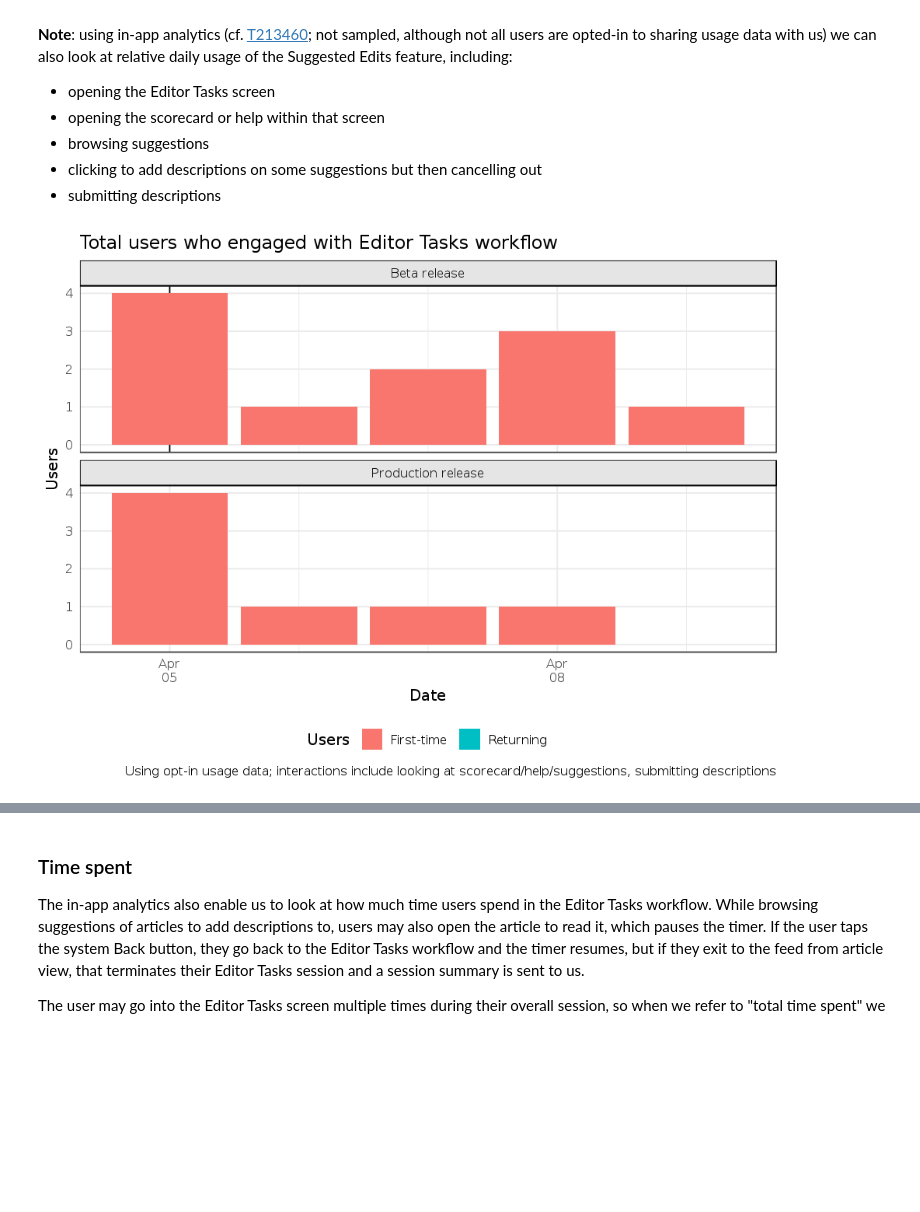
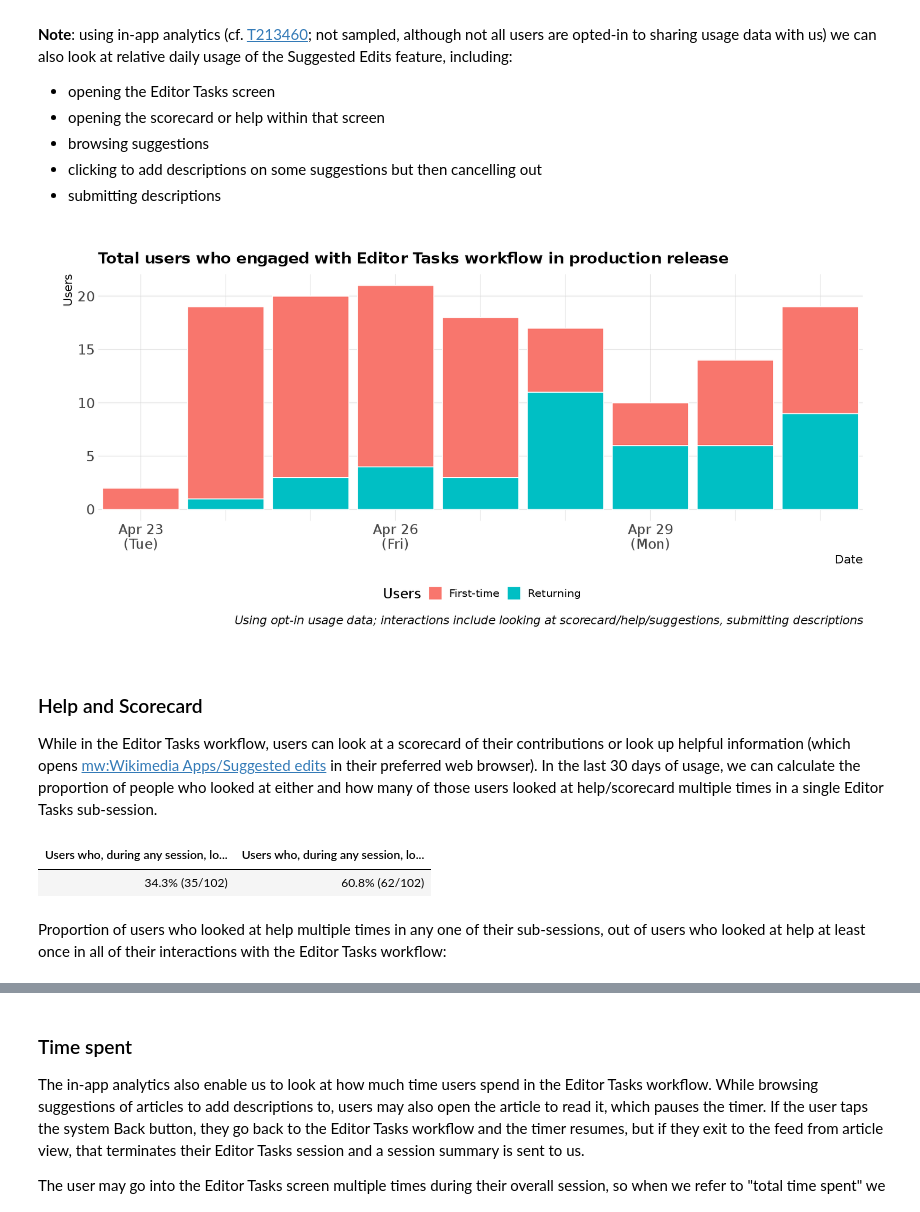
Before and after one commit to bearloga/wmf-android-suggested-edits, a Jupyter notebook: suggested-edits-v1.ipynb, the cells around one changed output, grey strips where cells are left out. Saved outputs shown, nothing was run; the diff lists cells and outputs as text; code cells hidden in the pictures; blank space fills up the shorter version.

```diff
--- a/suggested-edits-v1.ipynb
+++ b/suggested-edits-v1.ipynb
@@ -301,0 +295,21 @@ editor_data %>%
+# %%
+per_user_stats <- events %>%
+    arrange(install_id, session_start_date) %>%
+    group_by(install_id, date = session_start_date) %>%
+    summarize(
+        app_sessions = n(),
+        suggested_edits_sessions = sum(n_suggested_edits_sessions),
+        med_time_per_session = median(total_time_spent),
+        total_time_spent = sum(total_time_spent),
+        total_suggestions = sum(n_suggestions),
+        total_acceptances = sum(n_accepts),
+        total_clicks = sum(n_clicks),
+        total_cancels = sum(n_cancels),
+        total_edits = sum(n_edits),
+        clickthrough_rate = total_acceptances / total_suggestions,
+        cancel_rate = inf2na(nan2na(total_cancels / total_clicks)),
+        success_rate = inf2na(nan2na(total_edits / total_acceptances))
+        # suggested_edit_rate = nan2na(total_edits / total_suggestions)
+    ) %>%
+    mutate(returned = length(date) > 1 & date != min(date)) %>%
+    ungroup
@@ -310,22 +382,49 @@ editor_data %>%
 - clicking to add descriptions on some suggestions but then cancelling out
 - submitting descriptions
 # %%
-options(repr.plot.width = 8, repr.plot.height = 6)
+options(repr.plot.width = 14, repr.plot.height = 7)
 daily_stats %>%
     mutate(fresh_users = total_users - returning_users) %>%
-    select(release, date, `First-time` = fresh_users, Returning = returning_users) %>%
-    gather(users, count, -c(release, date)) %>%
+    select(date, `First-time` = fresh_users, Returning = returning_users) %>%
+    gather(users, count, -date) %>%
     ggplot() +
-    geom_vline(aes(xintercept = date), linetype = "solid", data = feature_release_dates) +
-    geom_col(aes(x = date, y = count, fill = users), position = "stack") +
-    facet_wrap(~ release, ncol = 1) +
+    # geom_vline(aes(xintercept = date), linetype = "solid", data = feature_release_dates) +
+    geom_col(aes(x = date, y = count, fill = users), position = "stack", color = "white") +
     scale_y_continuous(labels = compress) +
-    scale_x_date(date_breaks = "3 days", date_minor_breaks = "1 day", date_labels = "%b\n%d") +
-    theme_facet(panel.grid.minor.y = element_blank()) +
+    scale_x_date(date_breaks = "3 days", date_minor_breaks = "1 day", date_labels = "%b %d\n(%a)", expand = c(0, 0.5)) +
+    coord_cartesian(xlim = usage_date_range, expand = TRUE) +
+    hrbrthemes::theme_ipsum("DejaVu Sans", base_size = 16, strip_text_face = "bold",
+                            caption_size = 14, axis_title_size = 14, subtitle_size = 14) +
+    theme(legend.position = "bottom", panel.grid.minor.y = element_blank()) +
     labs(
-        title = "Total users who engaged with Editor Tasks workflow",
+        title = "Total users who engaged with Editor Tasks workflow in production release",
         caption = "Using opt-in usage data; interactions include looking at scorecard/help/suggestions, submitting descriptions",
         x = "Date", y = "Users", fill = "Users"
     )
 # %% [output]
-[figure, old version]
+[figure, new version]
+# %% [markdown]
+### Help and Scorecard
+
+While in the Editor Tasks workflow, users can look at a scorecard of their contributions or look up helpful information (which opens [mw:Wikimedia Apps/Suggested edits](https://www.mediawiki.org/wiki/Wikimedia_Apps/Suggested_edits) in their preferred web browser). In the last 30 days of usage, we can calculate the proportion of people who looked at either and how many of those users looked at help/scorecard multiple times in a single Editor Tasks sub-session.
+# %%
+events %>%
+    keep_where(session_start_date >= (max(events$session_start_date) - 30)) %>%
+    group_by(install_id) %>%
+    summarize(help = sum(n_help) > 0, scorecard = sum(n_scorecard) > 0) %>%
+    ungroup %>%
+    gather(looked_at, yes, -install_id) %>%
+    group_by(looked_at) %>%
+    summarize(n_yes = sum(yes), n_total = n()) %>%
+    ungroup %>%
+    mutate(prop = n_yes / n_total) %>%
+    dplyr::transmute(
+        looked_at = paste("Users who, during any session, looked at", looked_at),
+        stat = sprintf("%.1f%% (%.0f/%.0f)", 100 * prop, n_yes, n_total)
+    ) %>%
+    spread(looked_at, stat)
+# %% [output]
+| Users who, during any session, lo... | Users who, during any session, lo... |
+| 34.3% (35/102) | 60.8% (62/102) |
+# %% [markdown]
+Proportion of users who looked at help multiple times in any one of their sub-sessions, out of users who looked at help at least once in all of their interactions with the Editor Tasks workflow:
```
Also changed, not shown: parts of 45 cells of this notebook, 2 other files.
